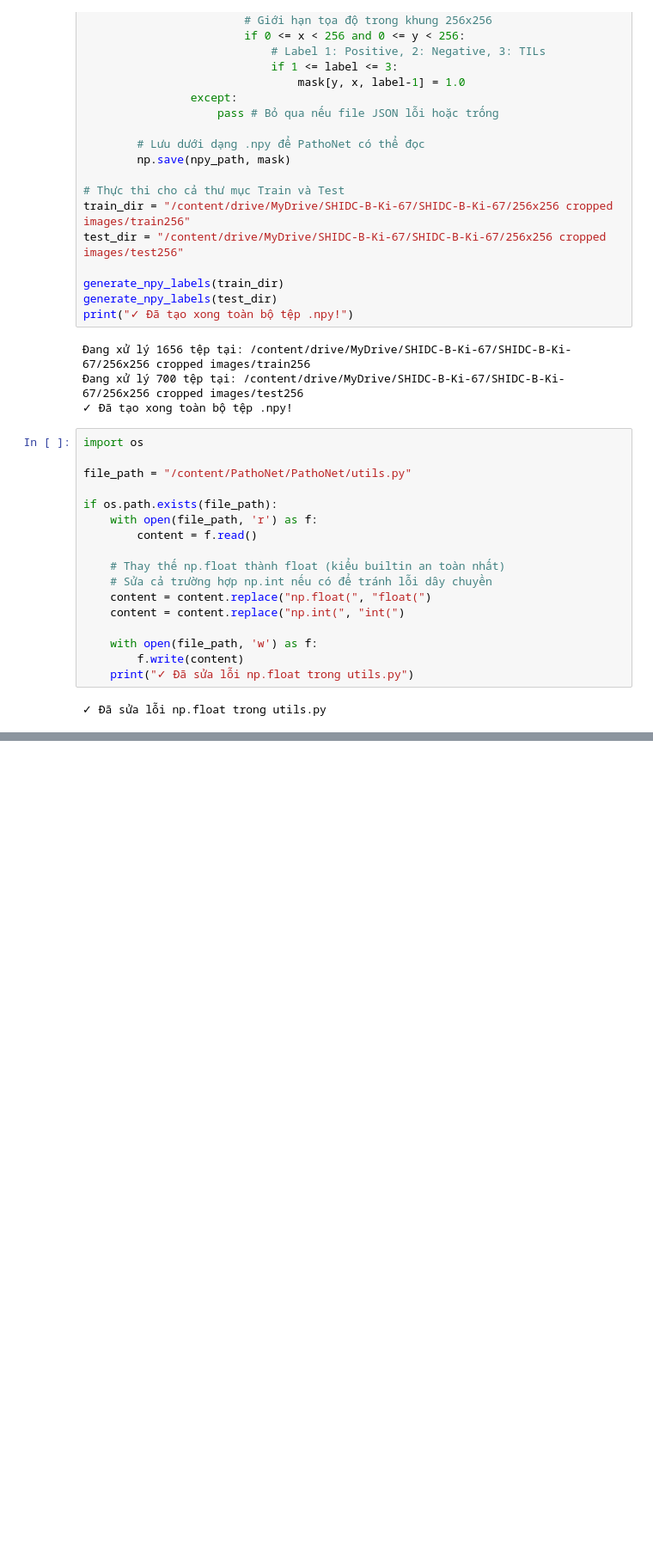
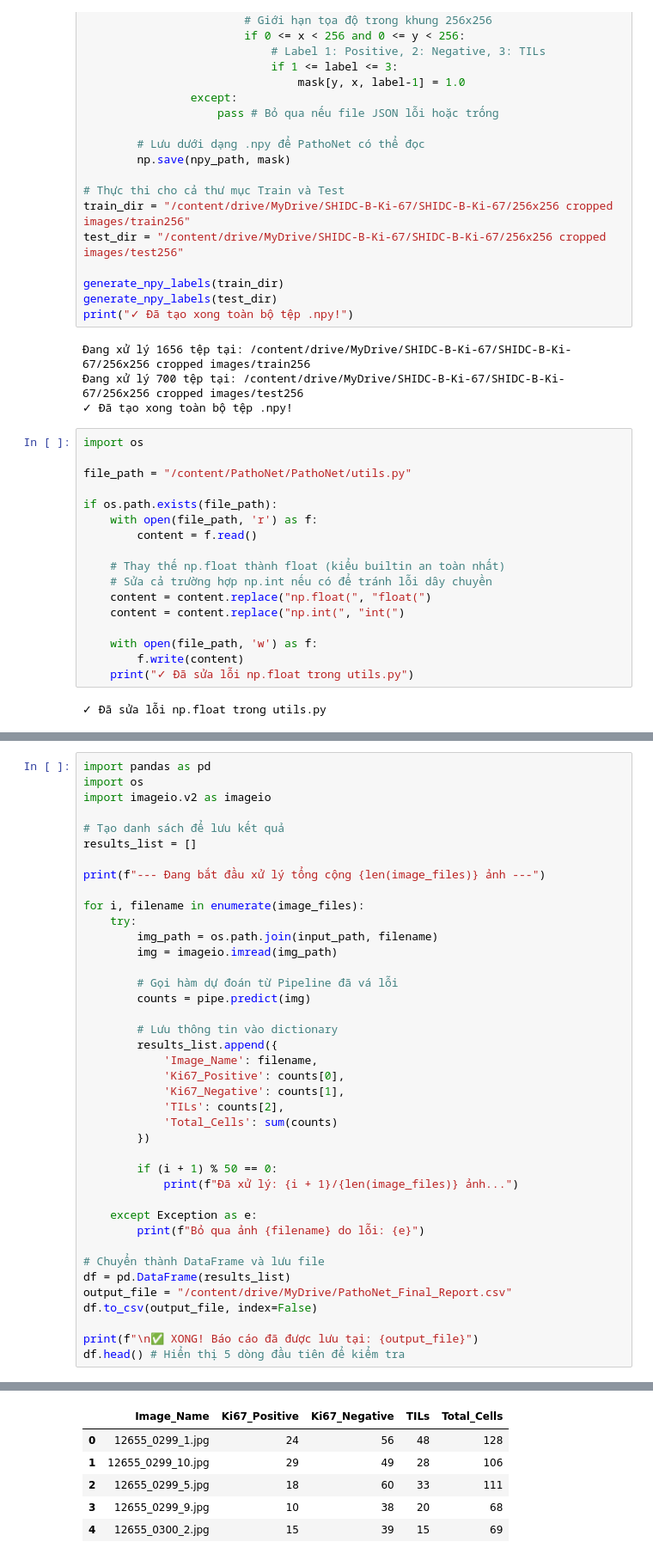
Before and after one commit to thuviettran/demo-github, a Jupyter notebook: finished_cells.ipynb, the cells around one changed output, grey strips where cells are left out. Shown at 86% size. Cells and saved outputs as stored; diff of their text form; blank space fills up the shorter version.

```diff
--- a/finished_cells.ipynb
+++ b/finished_cells.ipynb
@@ -541,0 +654,41 @@ Epoch 30/30
+# %%
+import pandas as pd
+import os
+import imageio.v2 as imageio
+
+# Tạo danh sách để lưu kết quả
+results_list = []
+
+print(f"--- Đang bắt đầu xử lý tổng cộng {len(image_files)} ảnh ---")
+
+for i, filename in enumerate(image_files):
+    try:
+        img_path = os.path.join(input_path, filename)
+        img = imageio.imread(img_path)
+
+        # Gọi hàm dự đoán từ Pipeline đã vá lỗi
+        counts = pipe.predict(img)
+
+        # Lưu thông tin vào dictionary
+        results_list.append({
+            'Image_Name': filename,
+            'Ki67_Positive': counts[0],
+            'Ki67_Negative': counts[1],
+            'TILs': counts[2],
+            'Total_Cells': sum(counts)
+        })
+
+        if (i + 1) % 50 == 0:
+            print(f"Đã xử lý: {i + 1}/{len(image_files)} ảnh...")
+
+    except Exception as e:
+        print(f"Bỏ qua ảnh {filename} do lỗi: {e}")
+
+# Chuyển thành DataFrame và lưu file
+df = pd.DataFrame(results_list)
+output_file = "/content/drive/MyDrive/PathoNet_Final_Report.csv"
+df.to_csv(output_file, index=False)
+
+print(f"\n✅ XONG! Báo cáo đã được lưu tại: {output_file}")
+df.head() # Hiển thị 5 dòng đầu tiên để kiểm tra
+# %% [output]
@@ -541,0 +712,6 @@ Epoch 30/30
+|  | Image_Name | Ki67_Positive | Ki67_Negative | TILs | Total_Cells |
+| 0 | 12655_0299_1.jpg | 24 | 56 | 48 | 128 |
+| 1 | 12655_0299_10.jpg | 29 | 49 | 28 | 106 |
+| 2 | 12655_0299_5.jpg | 18 | 60 | 33 | 111 |
+| 3 | 12655_0299_9.jpg | 10 | 38 | 20 | 68 |
+| 4 | 12655_0300_2.jpg | 15 | 39 | 15 | 69 |
```
Also changed, not shown: parts of 11 cells of this notebook.
